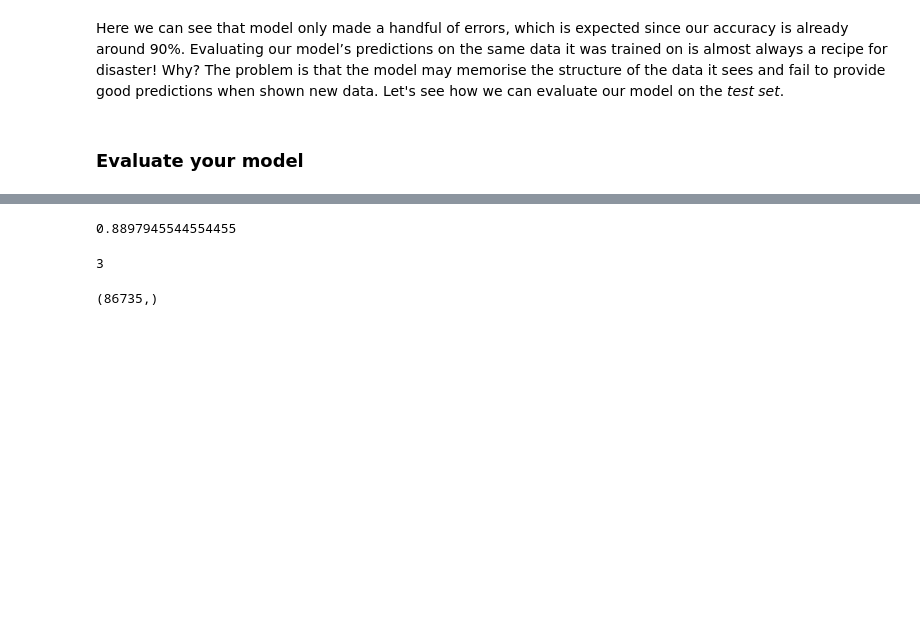
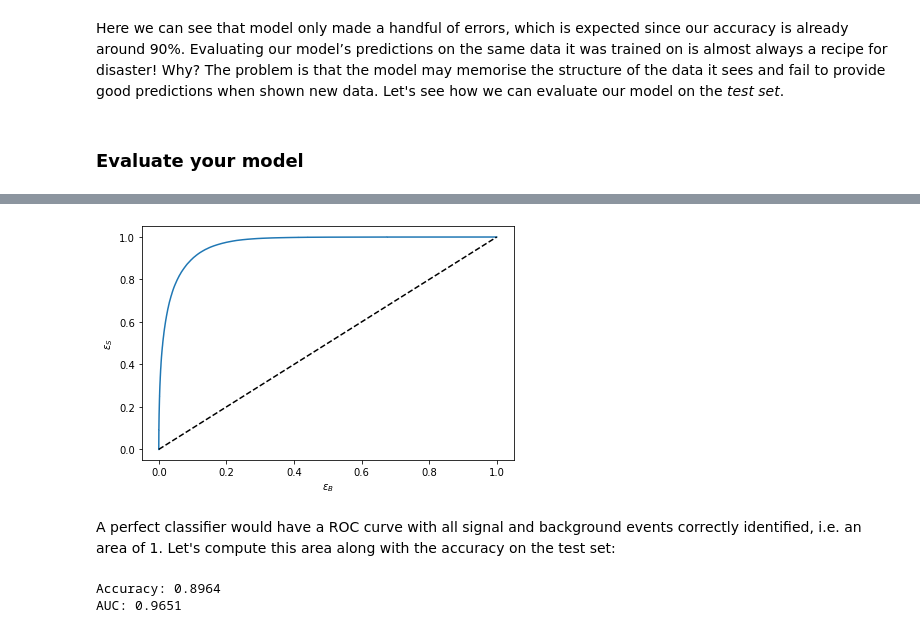
Before and after one commit to lewtun/dl4phys, a Jupyter notebook: lecture01.ipynb, the cells around one changed output, grey strips where cells are left out. Cells and saved outputs as stored; diff of their text form; code cells hidden in the pictures; blank space fills up the shorter version.

```diff
--- a/lecture01.ipynb
+++ b/lecture01.ipynb
@@ -353,4 +368,21 @@ tensor([0, 0, 0,  ..., 1, 1, 1])
+# %%
+# fpr = epsilon_B, tpr = epsilon_S
+fpr, tpr, thresholds = roc_curve(y_true=targs, y_score=preds[:, 1])
+
+plt.plot(fpr, tpr)
+plt.plot([0, 1], [0, 1], ls="--", color="k")
+plt.xlabel(r"$\epsilon_B$")
+plt.ylabel(r"$\epsilon_S$")
+plt.tight_layout()
+# %% [output]
+[figure, added]
+# %% [markdown]
+A perfect classifier would have a ROC curve with all signal and background events correctly identified, i.e. an area of 1. Let's compute this area along with the accuracy on the test set:
 # %%
-accuracy_score(test_df["is_signal_new"], preds[0].argmax(dim=-1))
+acc_test = accuracy_score(targs, preds.argmax(dim=-1))
+auc_test = auc(fpr, tpr)
+print(f"Accuracy: {acc_test:.4f}")
+print(f"AUC: {auc_test:.4f}")
 # %% [output]
-0.8897945544554455
+Accuracy: 0.8964
+AUC: 0.9651
@@ -359,8 +388,0 @@ rc = roc_curve(test_df["is_signal_new"], preds[0][:, 1])
-# %%
-len(rc)
-# %% [output]
-3
-# %%
-rc[0].shape
-# %% [output]
-(86735,)
```
Also changed, not shown: parts of 29 cells of this notebook, 1 other file.
